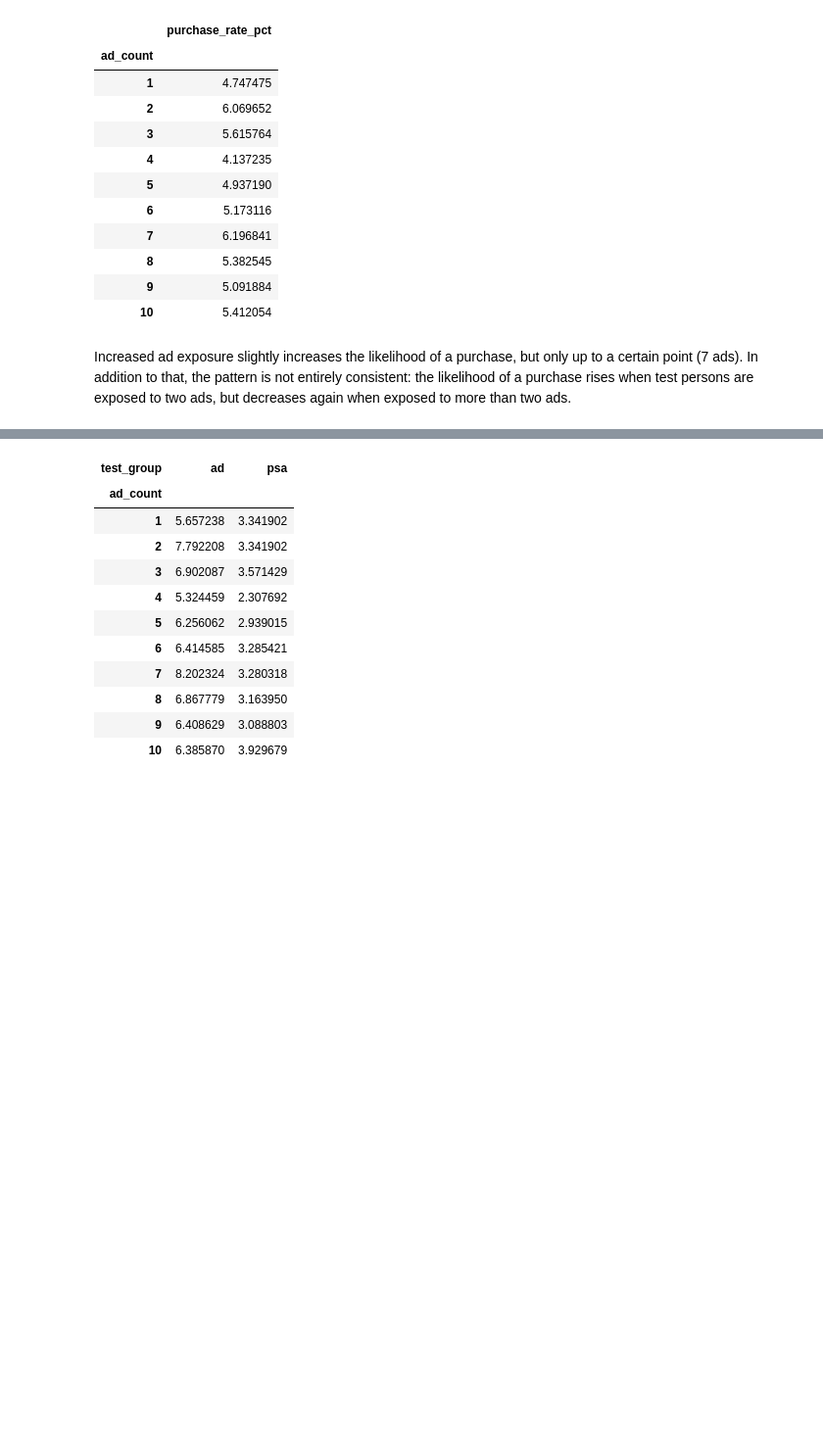
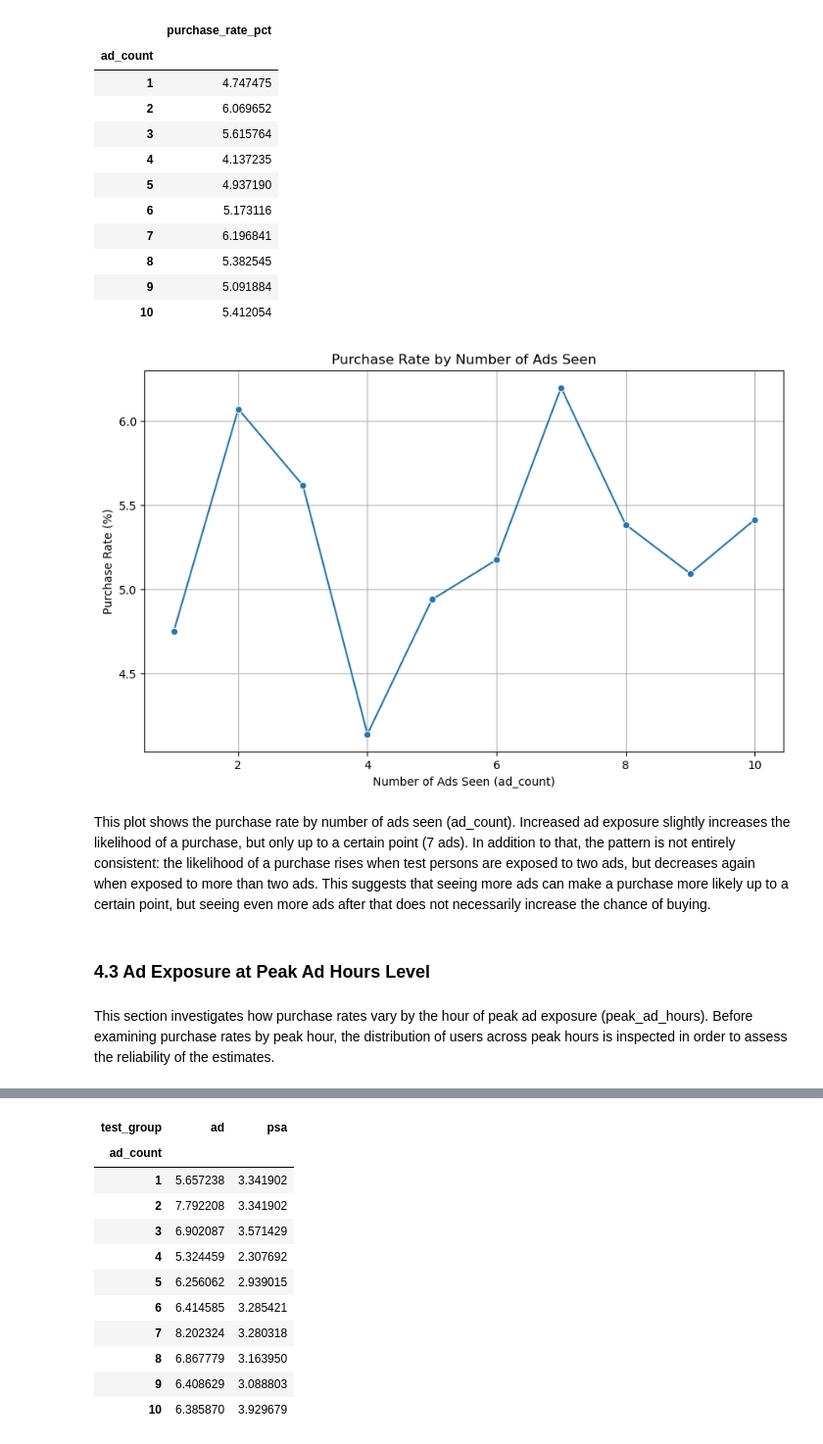
Before and after one commit to lilalaser/Python_AB_Test, a Jupyter notebook: Notebook_AB_Test.ipynb, the cells around one changed output, grey strips where cells are left out. Shown at 98% size. Saved outputs shown, nothing was run; the diff lists cells and outputs as text; code cells hidden in the pictures; blank space fills up the shorter version.

```diff
--- a/Notebook_AB_Test.ipynb
+++ b/Notebook_AB_Test.ipynb
@@ -40,5 +62,6 @@ from sklearn.metrics import accuracy_score, confusion_matrix, classification_rep
 # %%
 # Import and preview online ad dataset
-ab_test_df = pd.read_csv('/home/lazor/Documents/github/Python/AB_Test_Python/Data_AB_Test.csv')
+ab_test_df = pd.read_csv('Path/to/Data_AB_Test.csv')
 ab_test_df.head(10)
+ab_test_df.columns
 # %% [output]
@@ -112,11 +170,11 @@ This suggests that showing ads has a stronger influence on user purchase behavio
 # %%
 # Group by 'ad_count' to see how the number of ads seen affects the likelihood of a purchase in percent
+adcount_purchase_rate_df = ab_test_df.groupby('ad_count').agg({'made_purchase': 'mean'}) * 100
+adcount_purchase_rate_df
 
-ad_exposure_df = ab_test_df.groupby('ad_count').agg({'made_purchase': 'mean'}) * 100
-ad_exposure_df
 # Rename 'made_purchase' to 'purchase_rate_pct'
-ad_exposure_df.rename(columns = {'made_purchase': 'purchase_rate_pct'}, inplace = True)
-ad_exposure_df
+adcount_purchase_rate_df.rename(columns = {'made_purchase': 'purchase_rate_pct'}, inplace = True)
+adcount_purchase_rate_df
 # %% [output]
 |  | purchase_rate_pct |
 | ad_count |  |
@@ -130,7 +188,24 @@ ad_exposure_df
 | 8 | 5.382545 |
 | 9 | 5.091884 |
 | 10 | 5.412054 |
-# %% [markdown]
-Increased ad exposure slightly increases the likelihood of a purchase, but only up to a certain point (7 ads). In addition to that,
-the pattern is not entirely consistent: the likelihood of a purchase rises when test persons are exposed to two ads, but decreases again
-when exposed to more than two ads.
+# %%
+# Create line plot visualizing adcount_purchase_rate_df
+
+# Create line plot
+plt.figure(figsize=(10,6))
+sns.lineplot(data=adcount_purchase_rate_df, x='ad_count', y='purchase_rate_pct', marker='o')
+plt.title('Purchase Rate by Number of Ads Seen')
+plt.xlabel('Number of Ads Seen (ad_count)')
+plt.ylabel('Purchase Rate (%)')
+plt.grid(True)
+plt.show()
+# %% [output]
+[figure, added]
+# %% [markdown]
+This plot shows the purchase rate by number of ads seen (ad_count). Increased ad exposure slightly increases the likelihood of a purchase, but only up to a certain point (7 ads). In addition to that, the pattern is not entirely consistent: the likelihood of a purchase rises when test persons are exposed to two ads, but decreases again
+when exposed to more than two ads. This suggests that seeing more ads can make a purchase more likely up to a certain point, but seeing even more ads after that does not necessarily increase the chance of buying.
+# %% [markdown]
+### 4.3 Ad Exposure at Peak Ad Hours Level
+# %% [markdown]
+This section investigates how purchase rates vary by the hour of peak ad exposure (peak_ad_hours).
+Before examining purchase rates by peak hour, the distribution of users across peak hours is inspected in order to assess the reliability of the estimates.
```
Also changed, not shown: parts of 37 cells of this notebook.
